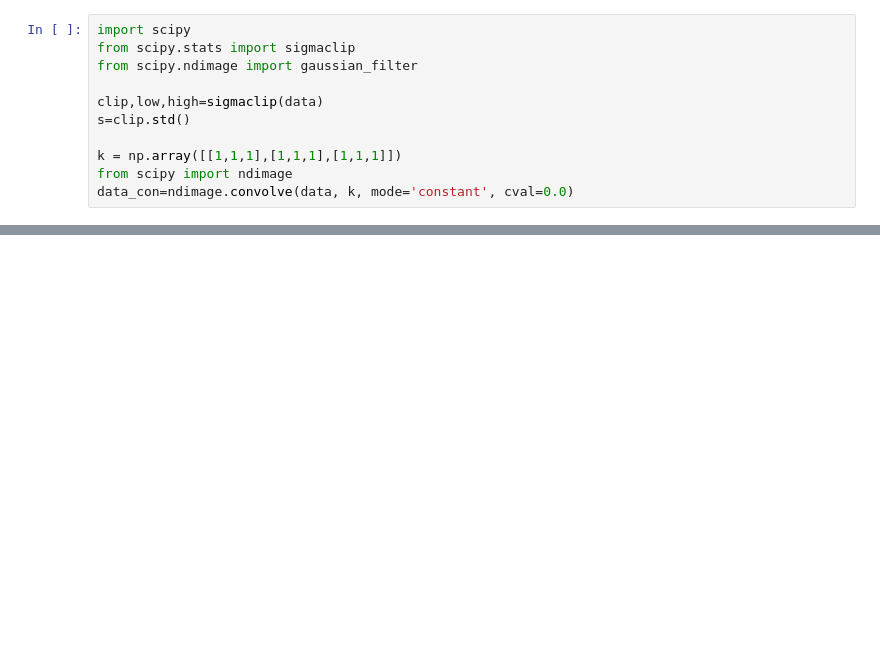
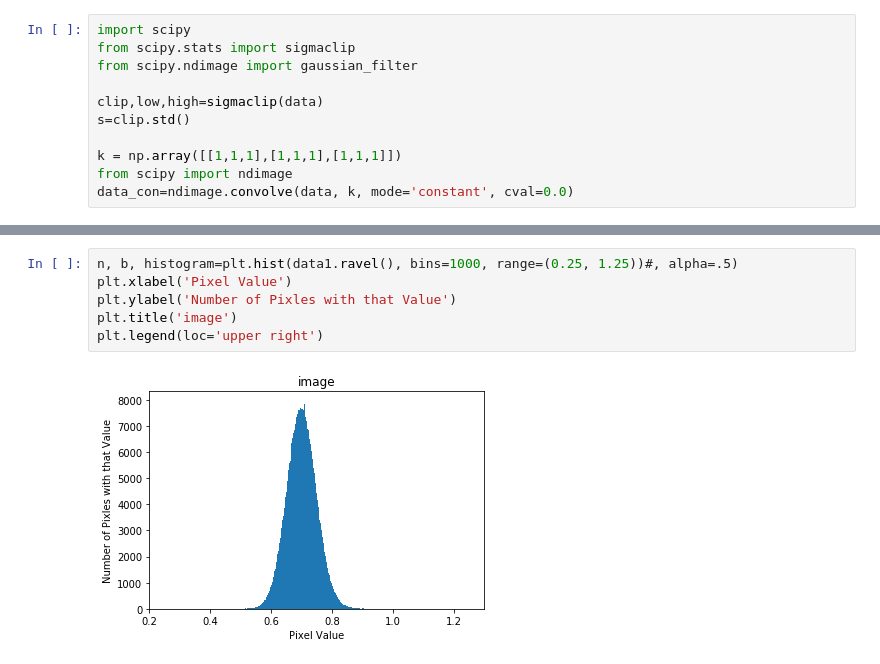
Before and after one commit to heatherkurtz/IR_flats, a Jupyter notebook: test_convolution.ipynb, the cells around one changed output, grey strips where cells are left out. Saved outputs shown, nothing was run; the diff lists cells and outputs as text; blank space fills up the shorter version.

```diff
--- a/test_convolution.ipynb
+++ b/test_convolution.ipynb
@@ -82,0 +170,8 @@ print(segm_con.array)
+# %%
+n, b, histogram=plt.hist(data1.ravel(), bins=1000, range=(0.25, 1.25))#, alpha=.5)
+plt.xlabel('Pixel Value')
+plt.ylabel('Number of Pixles with that Value')
+plt.title('image')
+plt.legend(loc='upper right')
+# %% [output]
+[figure, added]
```
Also changed, not shown: parts of 14 cells of this notebook, 1 other file.
